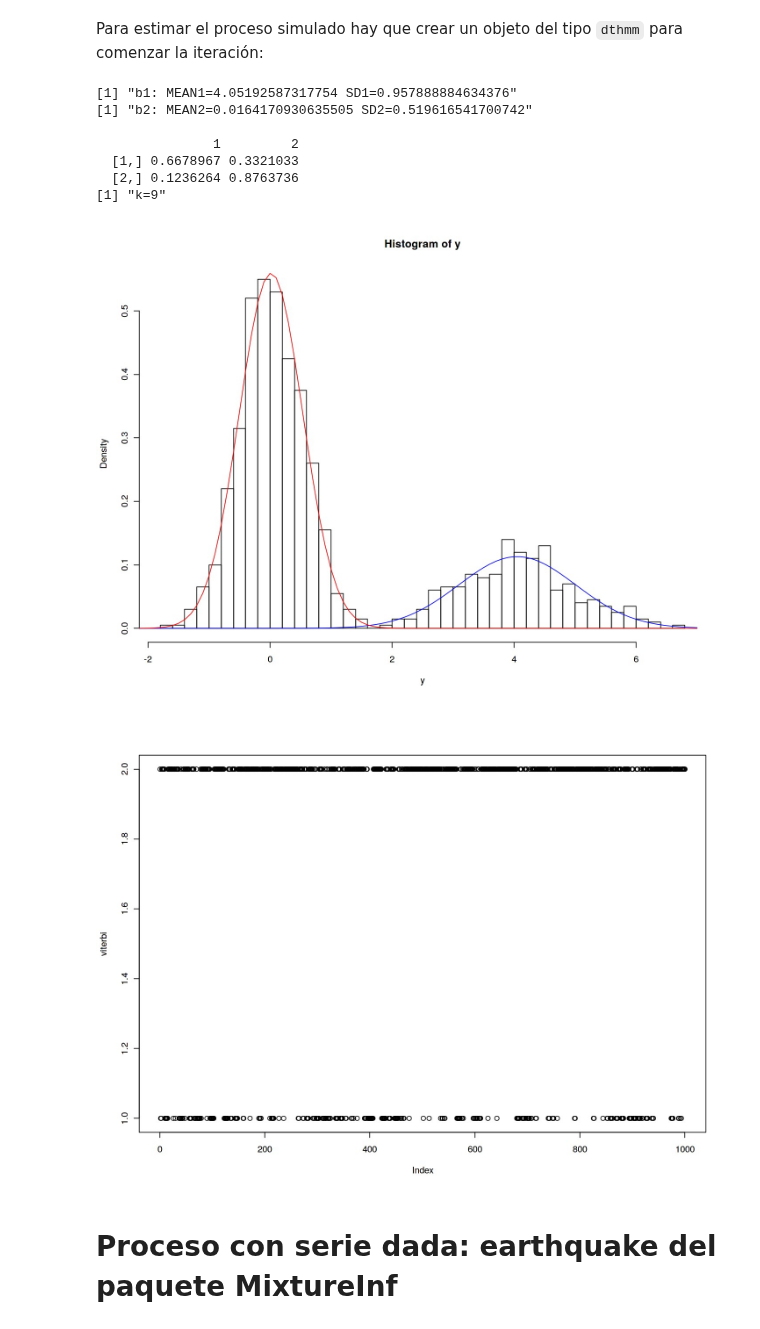
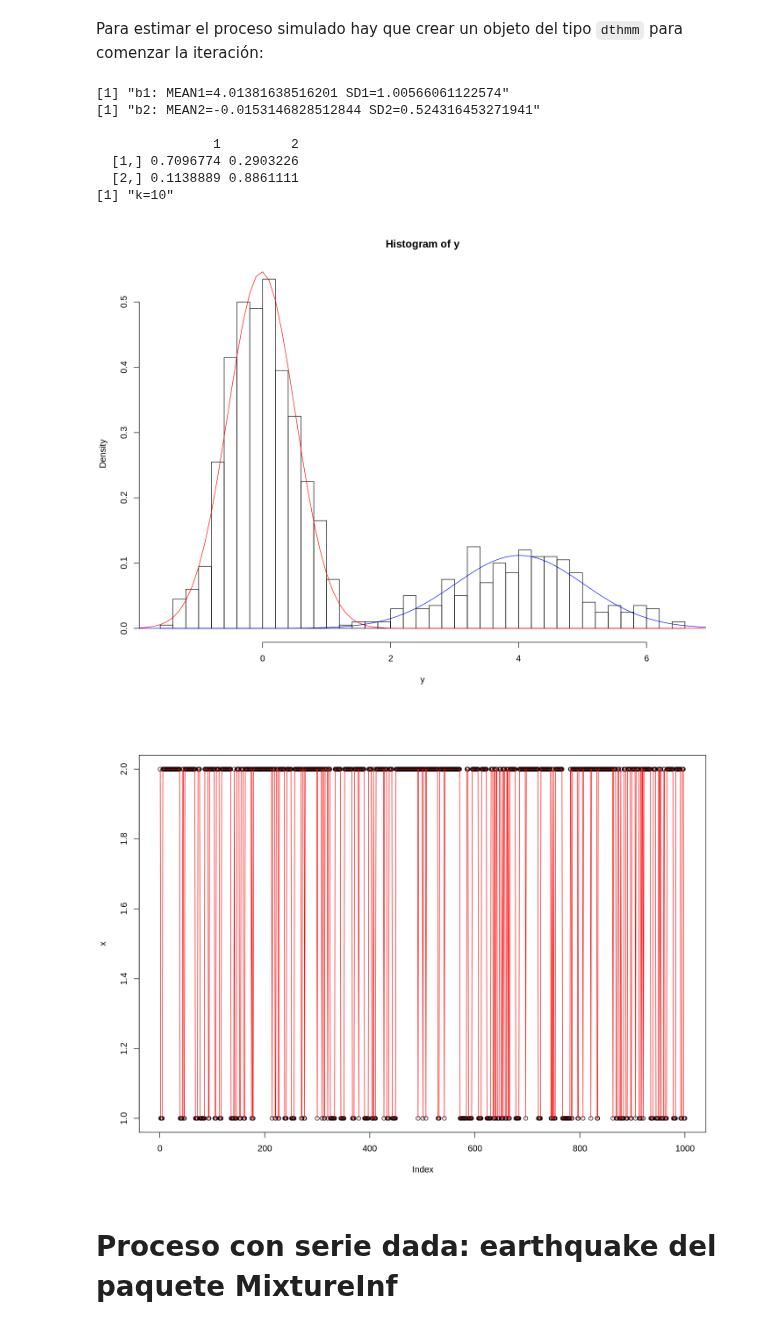
Before and after one commit to aferragu/curso_series_temporales, a Jupyter notebook: Ajuste Hidden Markov.ipynb, the cells around one changed output. Saved outputs shown, nothing was run; the diff lists cells and outputs as text; code cells hidden in the pictures.

```diff
--- a/Ajuste Hidden Markov.ipynb
+++ b/Ajuste Hidden Markov.ipynb
@@ -41,7 +47,7 @@ Simulación:
 # %%
 P<- matrix(c(0.7, 0.3, 0.1, 0.9), byrow = TRUE, ncol=2)
 b<- matrix(c(4,1,0,0.5), byrow = TRUE, ncol=2 )
-PI<-c(0.7,0.3)
+delta<-c(0.7,0.3)
 
 N=1000
 
@@ -49,7 +55,7 @@ S=c(1,2)
 x=rep(0, times=N)
 y=rep(0, times=N)
 
-x[1]<- sample(S, 1, prob = PI)
+x[1]<- sample(S, 1, prob = delta)
 for (i in 2:N) {
     x[i]<- sample(S, 1, prob = P[x[i-1],])
     y[i]<- rnorm(1, mean = b[x[i],1], sd = b[x[i],2])
@@ -75,7 +81,7 @@ matrizP<- function(viterbi, estados) #x es el resultado de aplicar la funcion Vi
 # %%
 
 # Creo primer aproximacion al modelo usando la funcion dthmm
-hmm<- dthmm(y, Pi=matrix(c(0.2,0.3,0.4,0.5), nrow=2), delta=c(0.5,0.5), distn="norm", pm= list(mean=c(1, 0), sd=c(0.5, 0.1)))
+hmm<- dthmm(y, Pi=matrix(c(0.2,0.8,0.4,0.6), nrow=2, byrow=TRUE), delta=c(0.5,0.5), distn="norm", pm= list(mean=c(1, 0), sd=c(0.5, 0.1)))
 # %%
 e<-2
 k<-0
@@ -98,27 +104,28 @@ print(paste0("b2: MEAN2=", MEAN[2], " SD2=", SD[2]))
 print(P)
 print(paste0("k=", k))
 # %% [output]
-[1] "b1: MEAN1=4.05192587317754 SD1=0.957888884634376"
-[1] "b2: MEAN2=0.0164170930635505 SD2=0.519616541700742"
+[1] "b1: MEAN1=4.01381638516201 SD1=1.00566061122574"
+[1] "b2: MEAN2=-0.0153146828512844 SD2=0.524316453271941"
 
                1         2
-  [1,] 0.6678967 0.3321033
-  [2,] 0.1236264 0.8763736
-[1] "k=9"
+  [1,] 0.7096774 0.2903226
+  [2,] 0.1138889 0.8861111
+[1] "k=10"
 # %%
 pi1 = P[2,1]/(2 - P[1,1] - P[2,2])
 pi2 = 1-pi1
 h<-hist(y, breaks=30, plot = TRUE, freq = FALSE )
 xvals = seq(-3,7, by=00.1)
 G1<-pi1*dnorm(xvals, mean = MEAN[1], sd=SD[1])
 lines(xvals, G1, col="blue")
 G2<- pi2*dnorm(xvals, mean = MEAN[2], sd=SD[2])
 lines(xvals, G2, col="red")
 
-plot(viterbi)
+plot(x)
+lines(viterbi, col="red")
 # %% [output]
-[figure, old version]
+[figure, new version]
-[figure, old version]
+[figure, new version]
 # %% [markdown]
 # Proceso con serie dada: earthquake del paquete MixtureInf
 # %%
```
Also changed, not shown: parts of 8 cells of this notebook, 1 other file.
